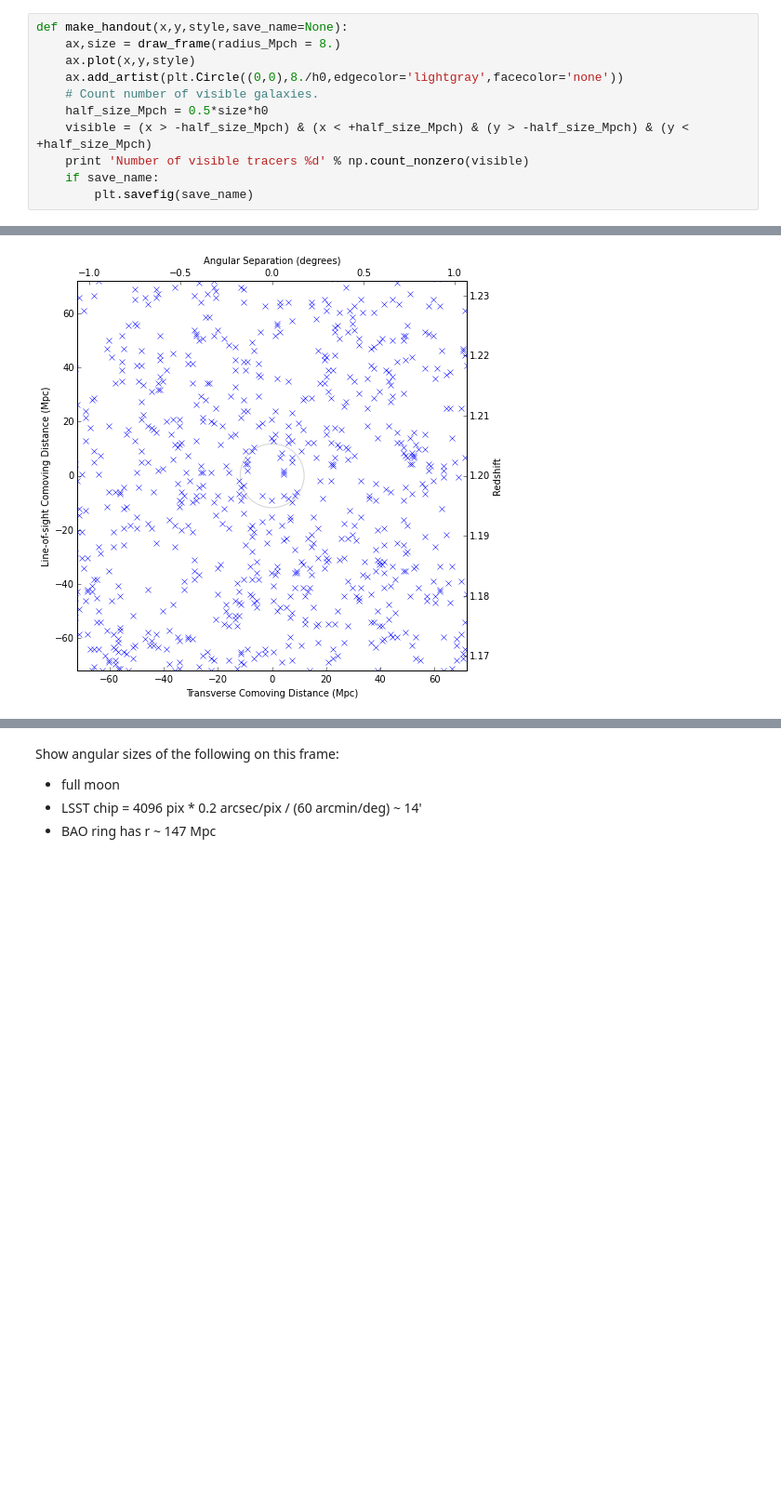
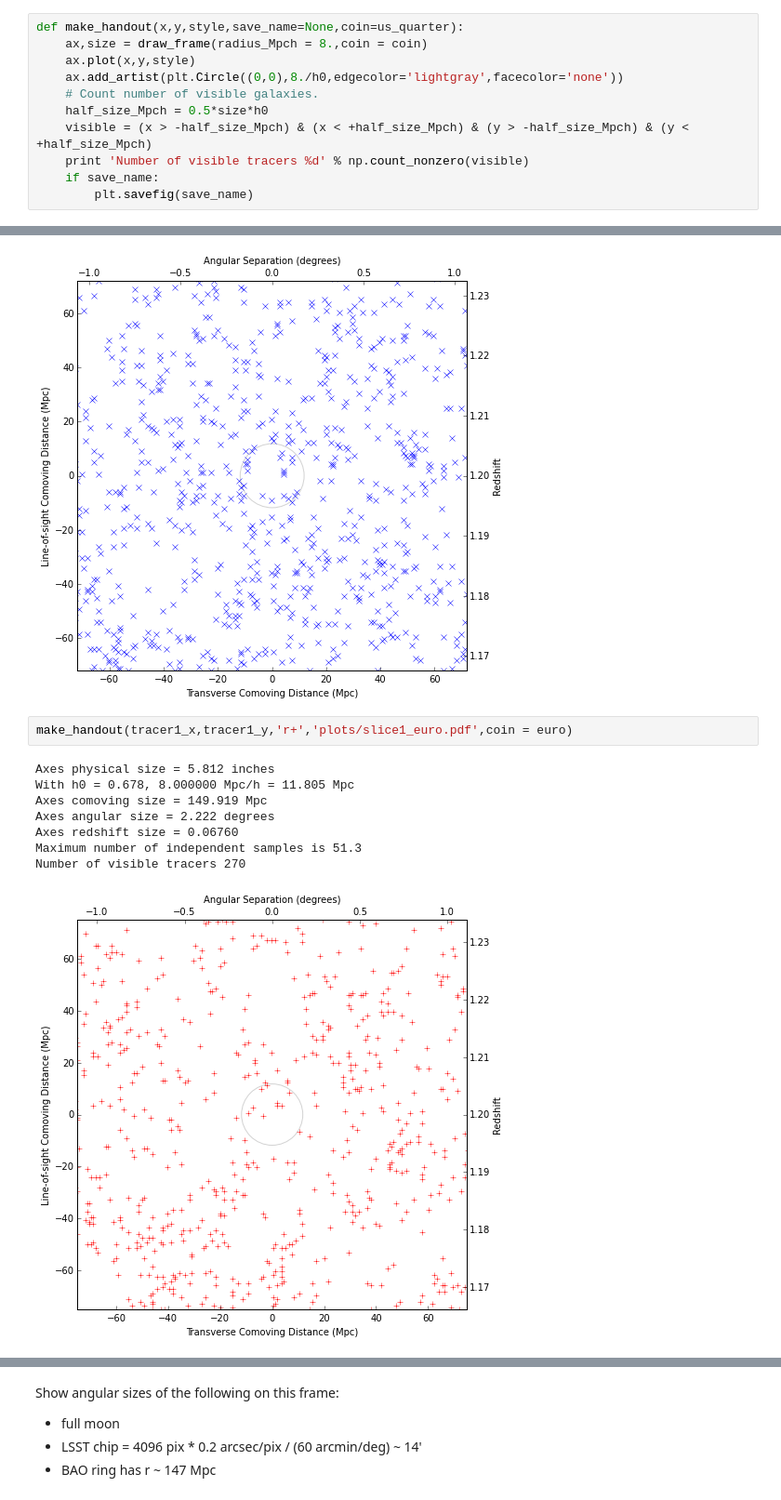
Before and after one commit to DarkEnergyScienceCollaboration/DESchool_LSS_Stats, a Jupyter notebook: LargeScaleStructureStatistics.ipynb, the cells around one changed output, grey strips where cells are left out. Shown at 93% size. Drawn from its saved outputs; the diff is of its cells as text; blank space fills up the shorter version.

Commit message:
Clear up factors of two in python GRF generator, add license info to notebook and README, and add A4/Euro versions of the handouts.

```diff
--- a/LargeScaleStructureStatistics.ipynb
+++ b/LargeScaleStructureStatistics.ipynb
@@ -503,8 +506,8 @@ def draw_frame(coin = us_quarter, radius_Mpch = 8., z0 = 1.2):
     print 'Maximum number of independent samples is %.1f' % nmax
     return axes,comoving_size
 # %%
-def make_handout(x,y,style,save_name=None):
-    ax,size = draw_frame(radius_Mpch = 8.)
+def make_handout(x,y,style,save_name=None,coin=us_quarter):
+    ax,size = draw_frame(radius_Mpch = 8.,coin = coin)
     ax.plot(x,y,style)
     ax.add_artist(plt.Circle((0,0),8./h0,edgecolor='lightgray',facecolor='none'))
     # Count number of visible galaxies.
@@ -535,3 +538,14 @@ Axes redshift size = 0.06478
 Maximum number of independent samples is 47.2
 Number of visible tracers 349
 [figure]
+# %%
+make_handout(tracer1_x,tracer1_y,'r+','plots/slice1_euro.pdf',coin = euro)
+# %% [output]
+Axes physical size = 5.812 inches
+With h0 = 0.678, 8.000000 Mpc/h = 11.805 Mpc
+Axes comoving size = 149.919 Mpc
+Axes angular size = 2.222 degrees
+Axes redshift size = 0.06760
+Maximum number of independent samples is 51.3
+Number of visible tracers 270
+[figure, added]
```
Also changed, not shown: parts of 13 cells of this notebook, 7 other files.
